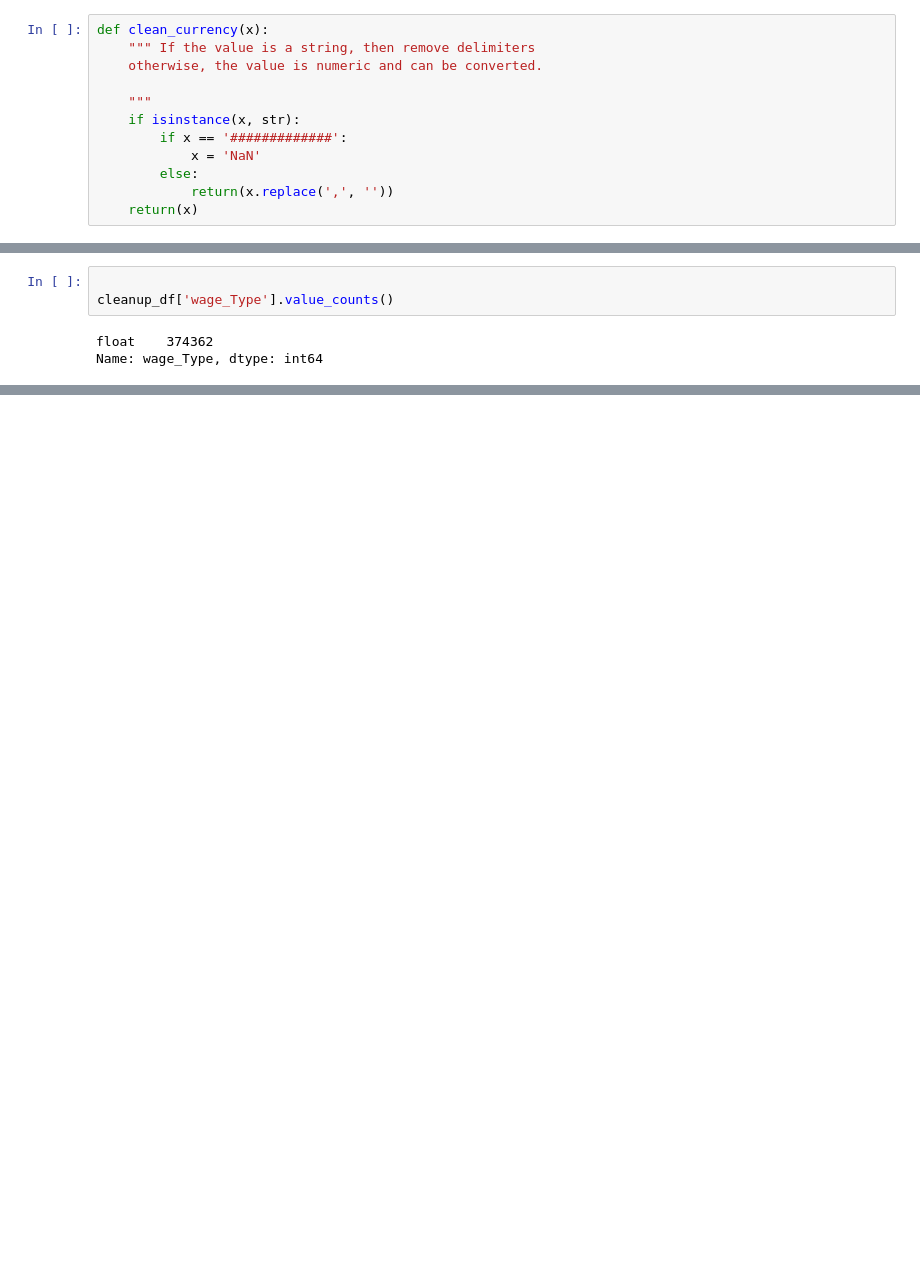
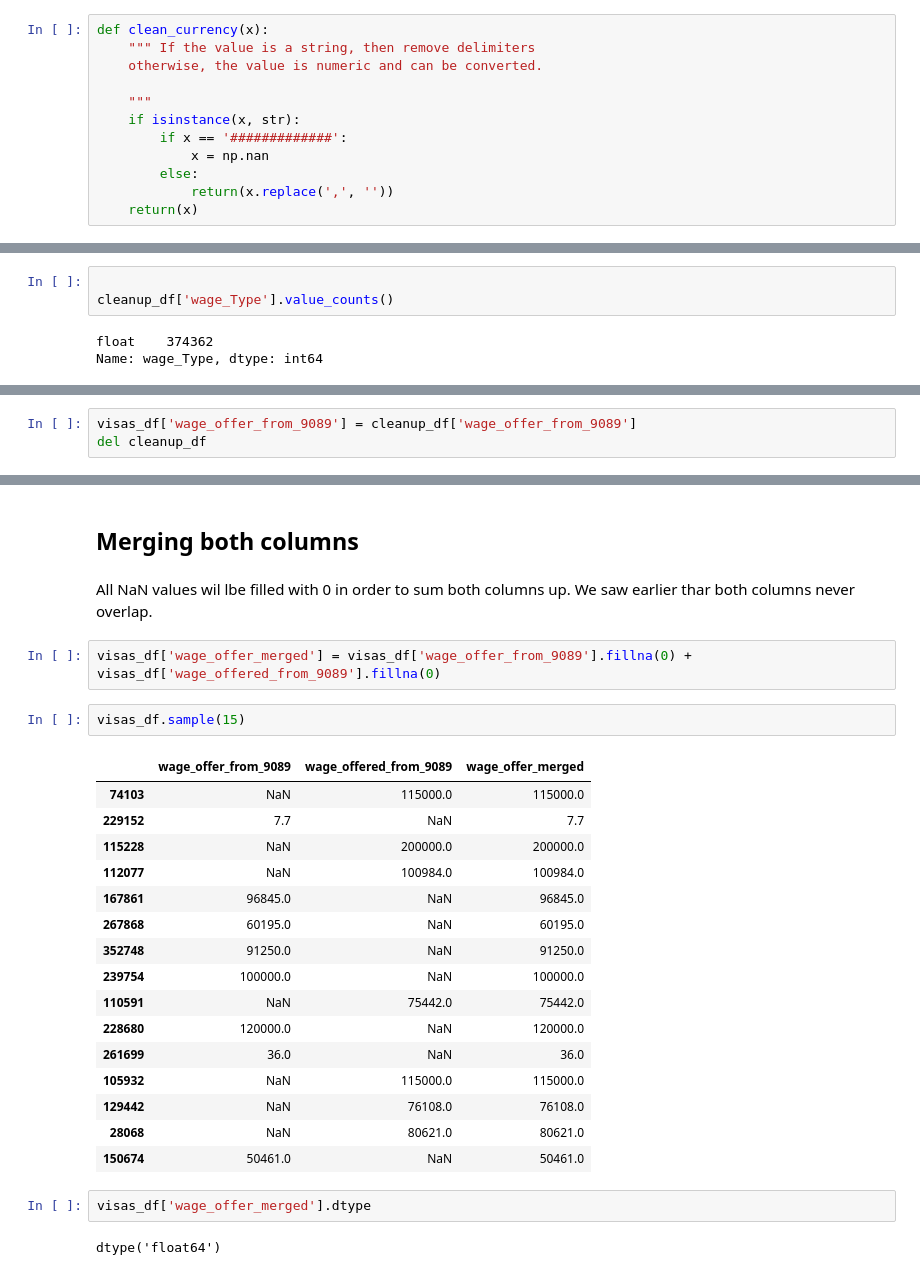
Before and after one commit to andy8001/python_visa, a Jupyter notebook: wage_clean.ipynb, the cells around one changed output, grey strips where cells are left out. Cells and saved outputs as stored; diff of their text form; blank space fills up the shorter version.

```diff
--- a/wage_clean.ipynb
+++ b/wage_clean.ipynb
@@ -91,7 +136,7 @@ def clean_currency(x):
     """
     if isinstance(x, str):
         if x == '#############':
-            x = 'NaN'
+            x = np.nan
         else:
             return(x.replace(',', ''))
     return(x)
@@ -128,0 +179,3 @@ modules.print_full(cleanup_df.sample(500))
+# %%
+visas_df['wage_offer_from_9089'] = cleanup_df['wage_offer_from_9089']
+del cleanup_df
@@ -128,0 +201,30 @@ modules.print_full(cleanup_df.sample(500))
+# %% [markdown]
+## Merging both columns
+# %% [markdown]
+All NaN values wil lbe filled with 0 in order to sum both columns up.
+We saw earlier thar both columns never overlap.
+# %%
+visas_df['wage_offer_merged'] = visas_df['wage_offer_from_9089'].fillna(0) + visas_df['wage_offered_from_9089'].fillna(0)
+# %%
+visas_df.sample(15)
+# %% [output]
+|  | wage_offer_from_9089 | wage_offered_from_9089 | wage_offer_merged |
+| 74103 | NaN | 115000.0 | 115000.0 |
+| 229152 | 7.7 | NaN | 7.7 |
+| 115228 | NaN | 200000.0 | 200000.0 |
+| 112077 | NaN | 100984.0 | 100984.0 |
+| 167861 | 96845.0 | NaN | 96845.0 |
+| 267868 | 60195.0 | NaN | 60195.0 |
+| 352748 | 91250.0 | NaN | 91250.0 |
+| 239754 | 100000.0 | NaN | 100000.0 |
+| 110591 | NaN | 75442.0 | 75442.0 |
+| 228680 | 120000.0 | NaN | 120000.0 |
+| 261699 | 36.0 | NaN | 36.0 |
+| 105932 | NaN | 115000.0 | 115000.0 |
+| 129442 | NaN | 76108.0 | 76108.0 |
+| 28068 | NaN | 80621.0 | 80621.0 |
+| 150674 | 50461.0 | NaN | 50461.0 |
+# %%
+visas_df['wage_offer_merged'].dtype
+# %% [output]
+dtype('float64')
```
Also changed, not shown: parts of 43 cells of this notebook, 3 other files.
